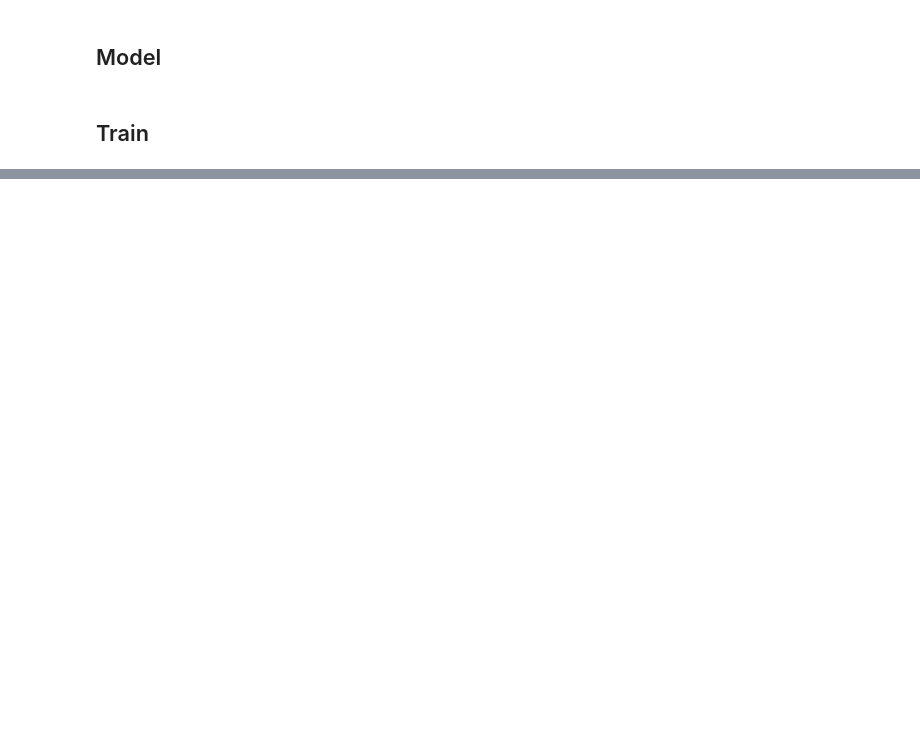
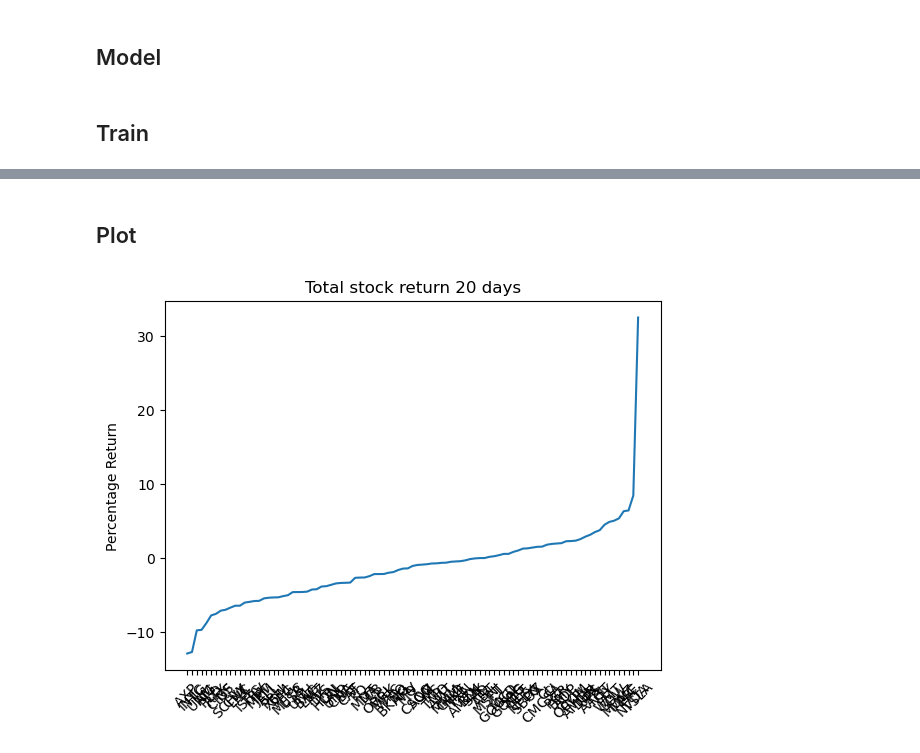
Before and after one commit to alikhalid/StockPriceForcasting, a Jupyter notebook: sparsely_connected_conv.ipynb, the cells around one changed output, grey strips where cells are left out. Cells and saved outputs as stored; diff of their text form; code cells hidden in the pictures; blank space fills up the shorter version.

```diff
--- a/sparsely_connected_conv.ipynb
+++ b/sparsely_connected_conv.ipynb
@@ -64,8 +99,8 @@ class MultiStockReturnPredictor(nn.Module):
         super(MultiStockReturnPredictor, self).__init__()
 
         self.per_stock_features = per_stock_features
-        convolution_channels = 18
-        convolution_out = 9
+        convolution_channels = per_stock_features * per_stock_features
+        convolution_out = int(convolution_channels * 0.5)
         self.num_stocks = num_outputs  # Number of stocks
 
         # Dynamically create convolutional layers for each stock
@@ -84,8 +119,8 @@ class MultiStockReturnPredictor(nn.Module):
         length_after_conv2 = length_after_conv1 - kernel_size + 1
         fc1_input_size = self.num_stocks * convolution_out * length_after_conv2
 
-        self.fc1 = nn.Linear(fc1_input_size, 6)
-        self.fc2 = nn.Linear(6, num_outputs)
+        self.fc1 = nn.Linear(fc1_input_size, 100)
+        self.fc2 = nn.Linear(100, num_outputs)
 
         # Initialize weights
         self.apply(self.initialize_weights)
@@ -135,10 +170,10 @@ model = MultiStockReturnPredictor(X.shape[1], kernel_size, y.shape[0], window_si
 #     model.cuda()
 
 criterion = nn.MSELoss()
-optimizer = optim.Adam(model.parameters(), lr=0.001, weight_decay=1e-4)
+optimizer = optim.Adam(model.parameters(), lr=0.01, weight_decay=1e-4)
 
 
-for epoch in range(4000):
+for epoch in range(1000):
     train(epoch, X_train, y_train, model, optimizer, criterion, writer)
     if epoch % 100 == 0:
         pred, obj = test(epoch, X_test, y_test, model, writer)
@@ -149,3 +205,16 @@ writer.close()
+# %%
+pred = np.array(pred)
+obj = np.array(obj)
+
+position = np.sign(pred)
+
+pnl = position * obj
+
+pnl_per_stock = np.sum(pnl, axis=0)
+
+pnl_per_date = np.sum(pnl, axis=1)
 # %%
-df = compute_prediction_stats(tickers, pred, obj)
-df
+df_stock = compute_prediction_stats(tickers, pred[:, :], obj[:, :])
+
+df_stock["% return"] = pnl_per_stock * 100
+df_stock
@@ -151,0 +260,14 @@ df
+# %% [markdown]
+## Plot
+# %%
+plt.figure()
+df_stock = df_stock.sort_values("% return")
+
+plt.ylabel("Percentage Return")
+plt.xticks(rotation=45)
+plt.title("Total stock return 20 days")
+plt.plot(df_stock.Tickers, df_stock["% return"])
+
+plt.savefig("stocks_percent_return.png")
+# %% [output]
+[figure, added]
```
Also changed, not shown: parts of 13 cells of this notebook, 3 other files.
